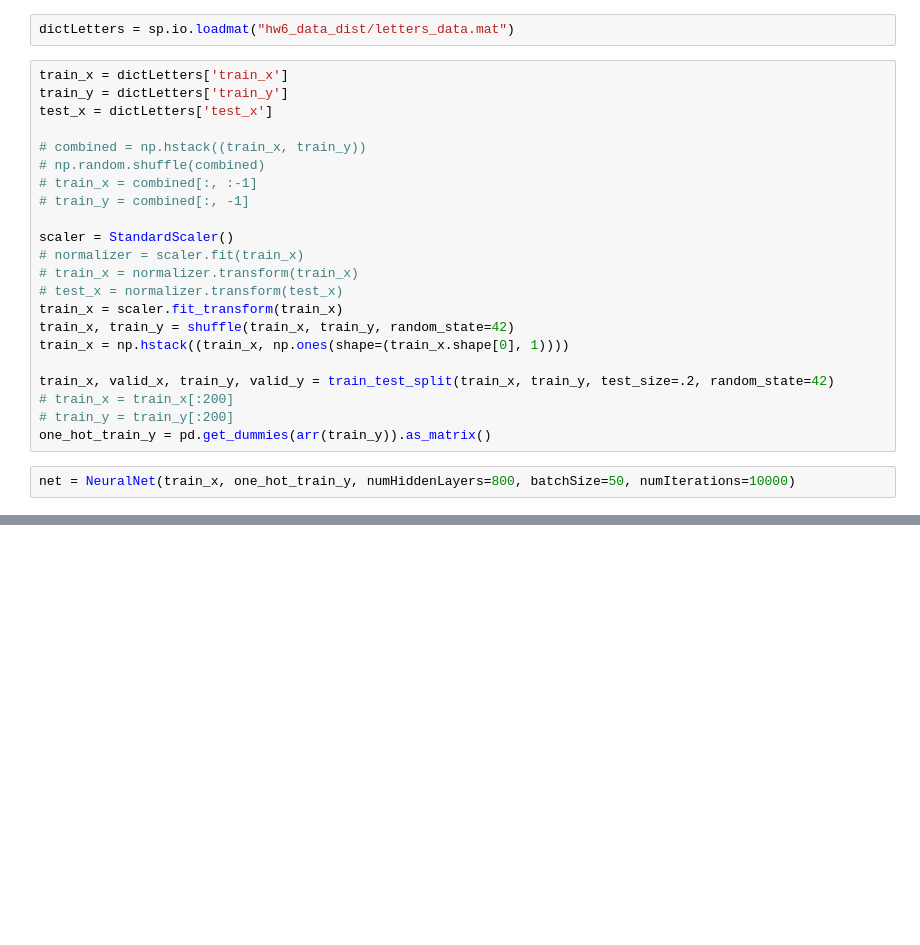
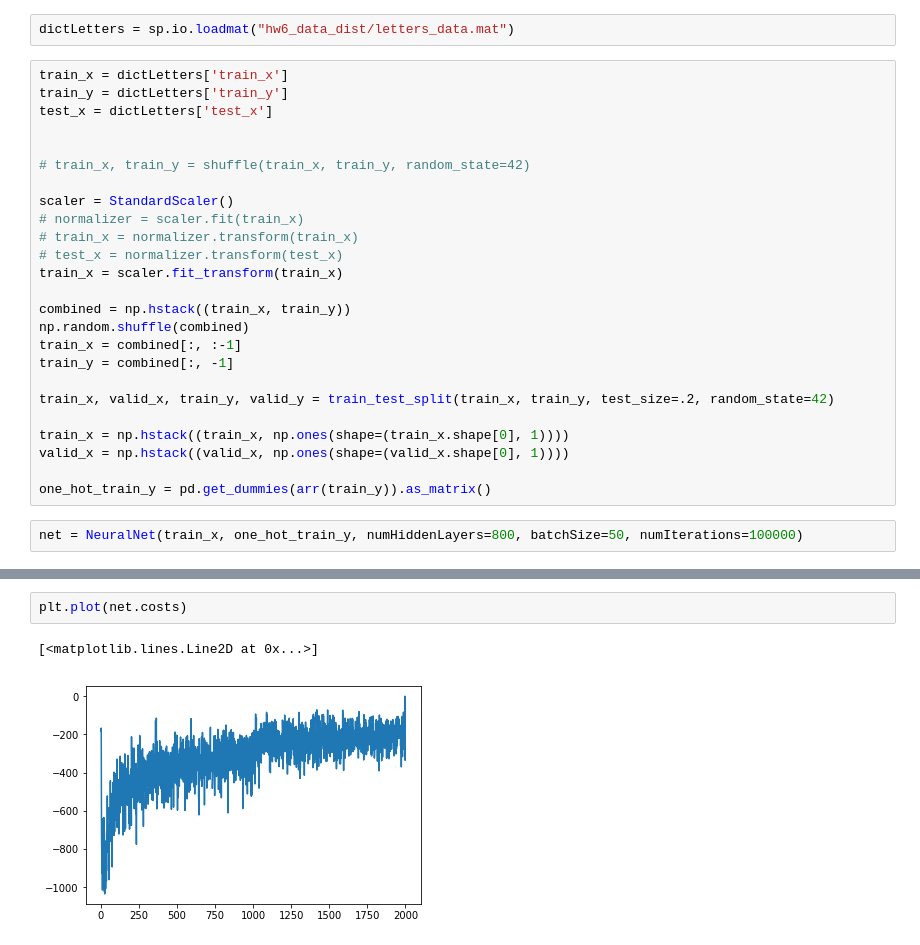
Before and after one commit to maialena/CS189-Machine_Learning, a Jupyter notebook: HW6/189_HW6_NeuralNets.ipynb, the cells around one changed output, grey strips where cells are left out. Saved outputs shown, nothing was run; the diff lists cells and outputs as text; blank space fills up the shorter version.

```diff
--- a/HW6/189_HW6_NeuralNets.ipynb
+++ b/HW6/189_HW6_NeuralNets.ipynb
@@ -294,25 +267,28 @@ train_x = dictLetters['train_x']
 train_y = dictLetters['train_y']
 test_x = dictLetters['test_x']
 
-# combined = np.hstack((train_x, train_y))
-# np.random.shuffle(combined)
-# train_x = combined[:, :-1]
-# train_y = combined[:, -1]
+
+# train_x, train_y = shuffle(train_x, train_y, random_state=42)
 
 scaler = StandardScaler()
 # normalizer = scaler.fit(train_x)
 # train_x = normalizer.transform(train_x)
 # test_x = normalizer.transform(test_x)
 train_x = scaler.fit_transform(train_x)
-train_x, train_y = shuffle(train_x, train_y, random_state=42)
-train_x = np.hstack((train_x, np.ones(shape=(train_x.shape[0], 1))))
+
+combined = np.hstack((train_x, train_y))
+np.random.shuffle(combined)
+train_x = combined[:, :-1]
+train_y = combined[:, -1]
 
 train_x, valid_x, train_y, valid_y = train_test_split(train_x, train_y, test_size=.2, random_state=42)
-# train_x = train_x[:200]
-# train_y = train_y[:200]
+
+train_x = np.hstack((train_x, np.ones(shape=(train_x.shape[0], 1))))
+valid_x = np.hstack((valid_x, np.ones(shape=(valid_x.shape[0], 1))))
+
 one_hot_train_y = pd.get_dummies(arr(train_y)).as_matrix()
 # %%
-net = NeuralNet(train_x, one_hot_train_y, numHiddenLayers=800, batchSize=50, numIterations=10000)
+net = NeuralNet(train_x, one_hot_train_y, numHiddenLayers=800, batchSize=50, numIterations=100000)
 # %%
 V, W = net.trainMiniBatch()
 # %% [output]
@@ -406,0 +309,5 @@ net.plotCosts(net.costs, range(math.ceil(net.numIter/net.batchSize)), "miniBatch
+# %%
+plt.plot(net.costs)
+# %% [output]
+[<matplotlib.lines.Line2D at 0x...>]
+[figure, added]
```
Also changed, not shown: parts of 18 cells of this notebook.
